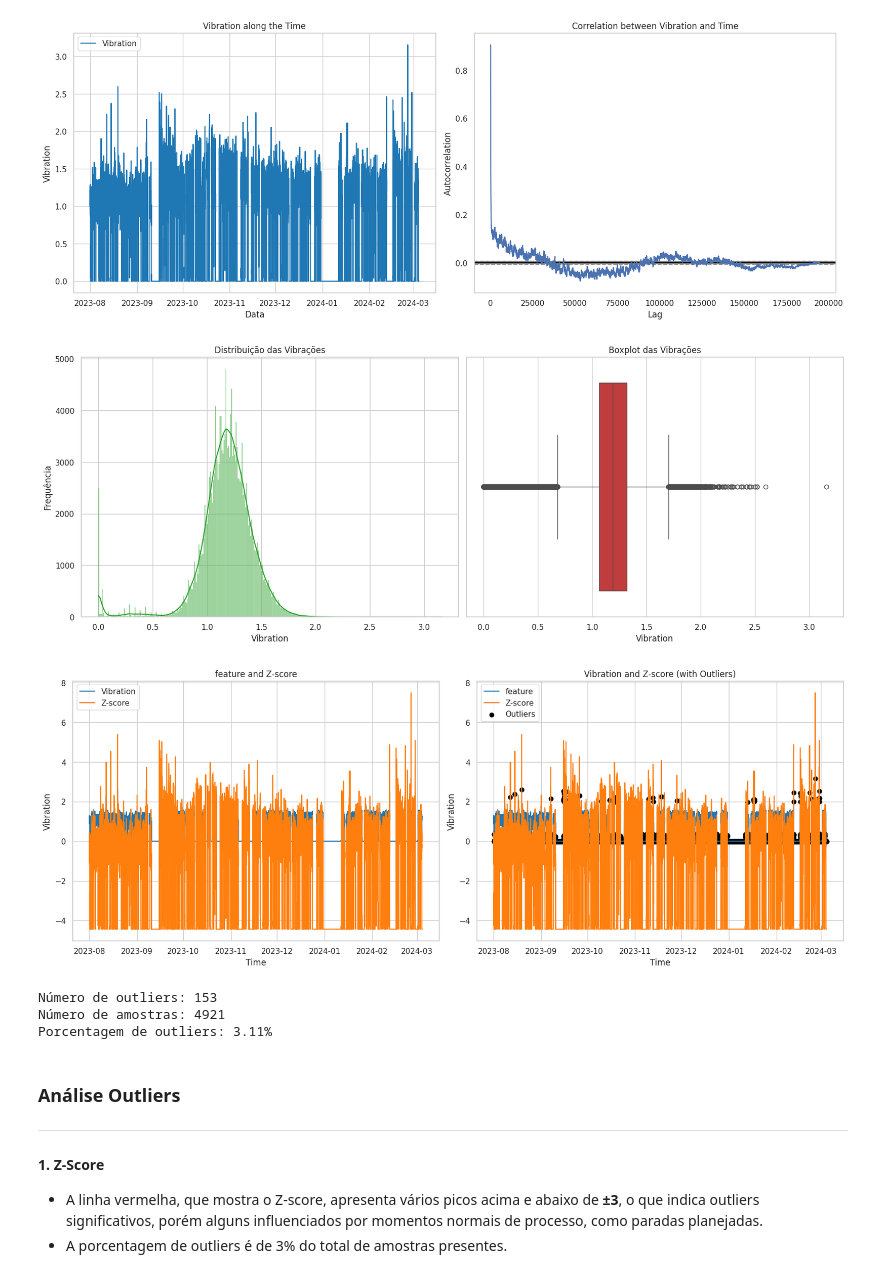
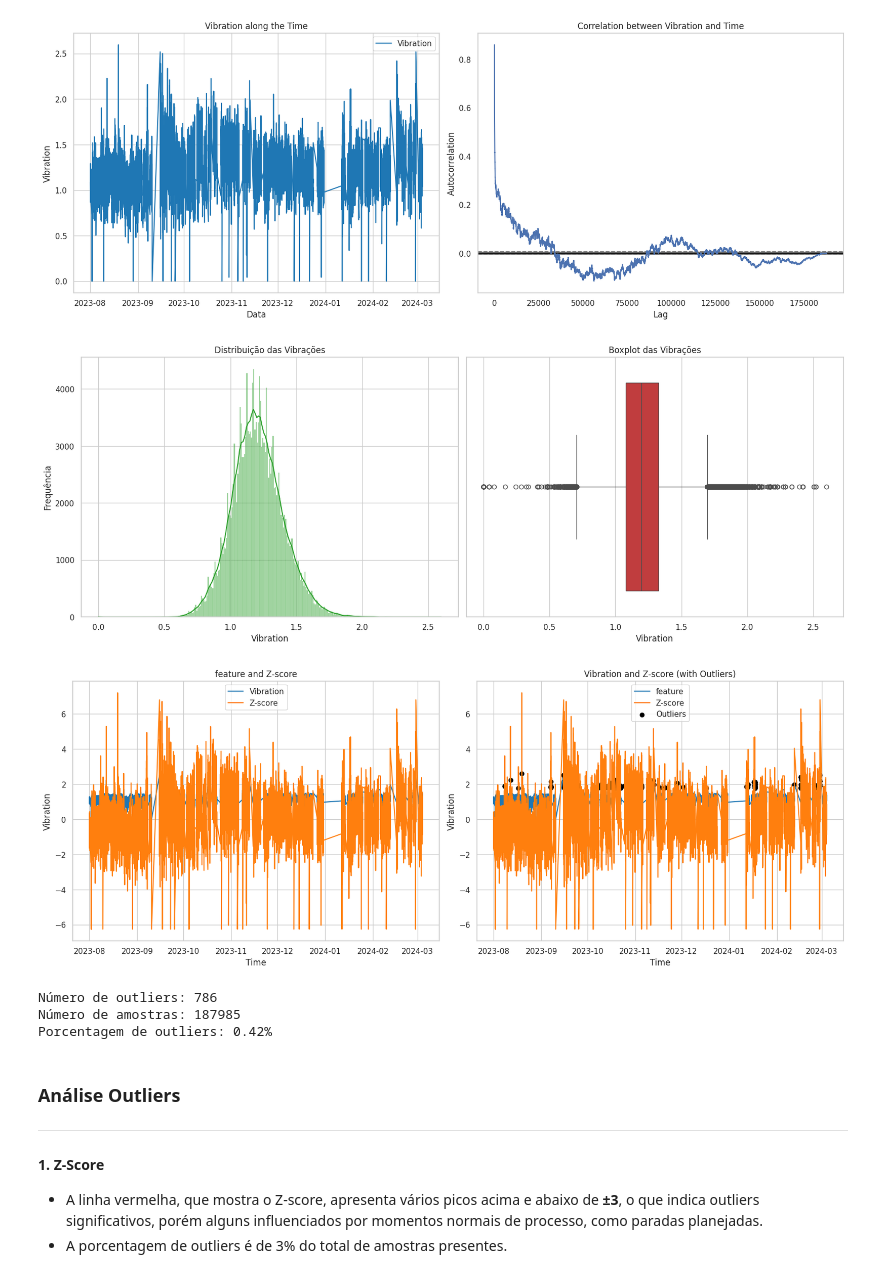
Before and after one commit to ezschneider/vrm-lstm, a Jupyter notebook: notebooks/eda.ipynb, the cells around one changed output. Saved outputs shown, nothing was run; the diff lists cells and outputs as text; code cells hidden in the pictures.

```diff
--- a/notebooks/eda.ipynb
+++ b/notebooks/eda.ipynb
@@ -15,6 +17,8 @@ df_raw: pd.DataFrame = pd.read_csv(
 # Drop rows where 'Vibration' column has NaN values
 df = df_raw.dropna(subset=['feature']).copy()
 
+threshold = 1500
+df_clean = df[df['Corrente motor'] > threshold]
+
 # Add Z-score
-df['z_score'] = stats.zscore(df['feature'])
-df_outliers = df[df['z_score'].abs() > 3]
+df_clean['z_score'] = stats.zscore(df_clean['feature'])
@@ -32,24 +65,24 @@ df_outliers.head()
 # %%
-plot = VibrationPlots(df, target='feature')
+plot = VibrationPlots(df_clean, target='feature')
 plot.general()
 plot.hist_and_box()
 # %% [output]
-[figure, old version]
+[figure, new version]
-[figure, old version]
+[figure, new version]
 # %%
 # Count the number of outliers
 def count_outliers(df: pd.DataFrame):
     return df[df['z_score'] > 3].shape[0]
 # %%
 plot.z_score()
-print(f'Número de outliers: {count_outliers(df_outliers)}')
-print(f'Número de amostras: {df_outliers.shape[0]}')
-print(f'Porcentagem de outliers: {count_outliers(df_outliers) / df_outliers.shape[0] * 100:.2f}%')
+print(f'Número de outliers: {count_outliers(df_clean)}')
+print(f'Número de amostras: {df_clean.shape[0]}')
+print(f'Porcentagem de outliers: {count_outliers(df_clean) / df_clean.shape[0] * 100:.2f}%')
 # %% [output]
-[figure, old version]
+[figure, new version]
-Número de outliers: 153
-Número de amostras: 4921
-Porcentagem de outliers: 3.11%
+Número de outliers: 786
+Número de amostras: 187985
+Porcentagem de outliers: 0.42%
 # %% [markdown]
 ### **Análise Outliers**
 
```
Also changed, not shown: parts of 8 cells of this notebook, 1 other file.
